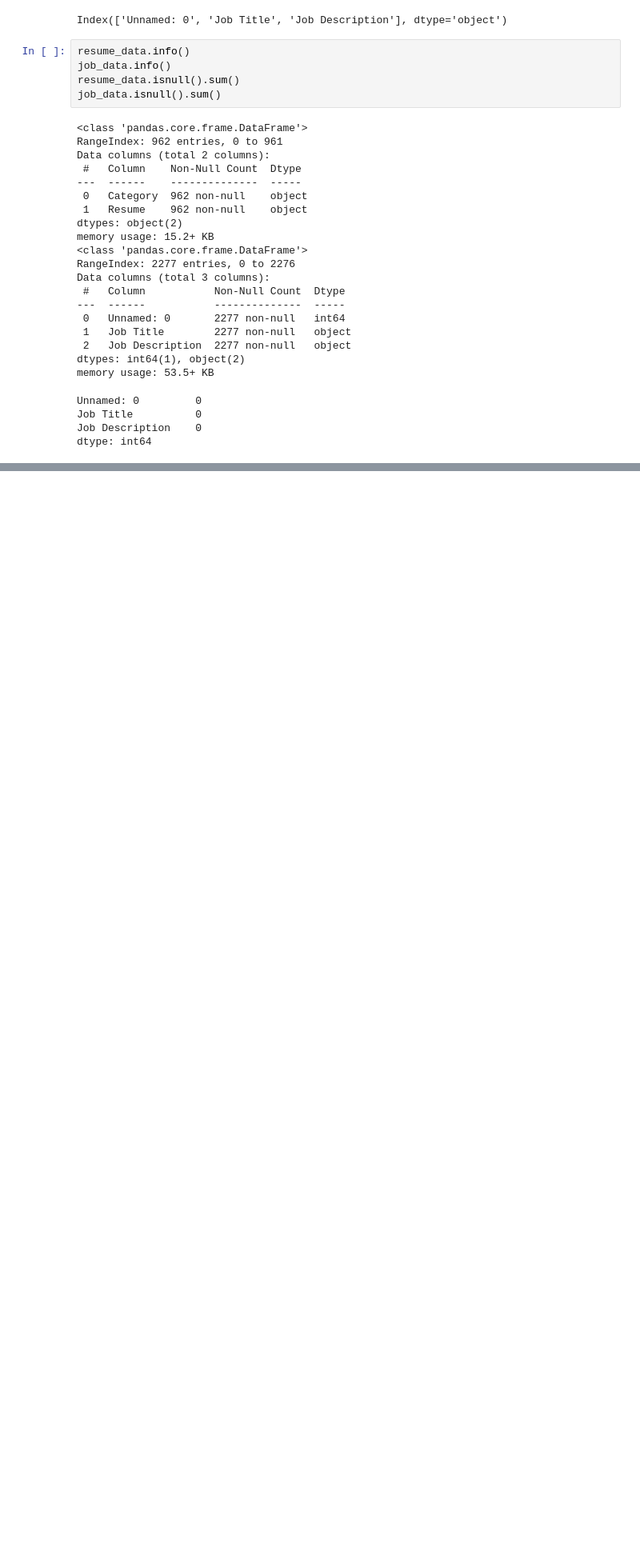
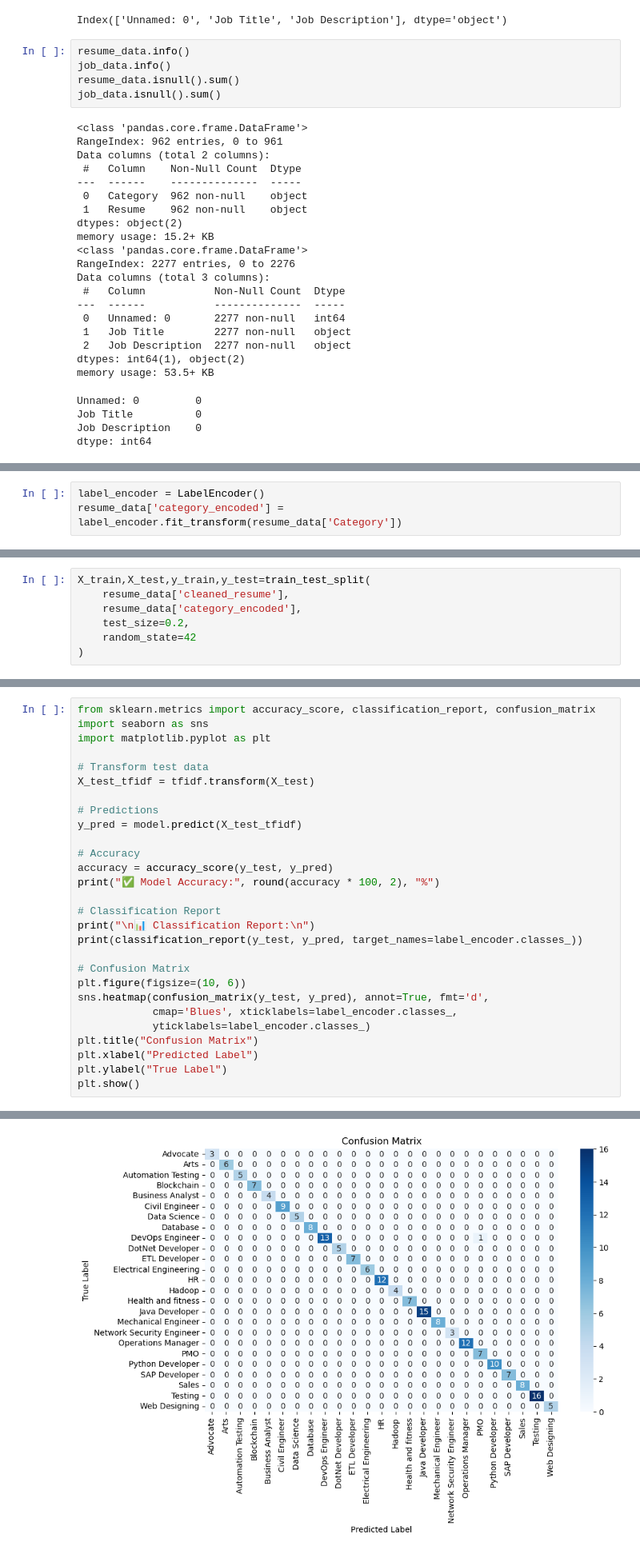
Before and after one commit to Adityajaiswal-2025/AI---Resume-Screening, a Jupyter notebook: notebooks/01_resume_text_extraction.ipynb, the cells around one changed output, grey strips where cells are left out. Shown at 80% size. Drawn from its saved outputs; the diff is of its cells as text; blank space fills up the shorter version.

```diff
--- a/notebooks/01_resume_text_extraction.ipynb
+++ b/notebooks/01_resume_text_extraction.ipynb
@@ -63,0 +143,3 @@ dtype: int64
+# %%
+label_encoder = LabelEncoder()
+resume_data['category_encoded'] = label_encoder.fit_transform(resume_data['Category'])
@@ -63,0 +166,7 @@ dtype: int64
+# %%
+X_train,X_test,y_train,y_test=train_test_split(
+    resume_data['cleaned_resume'],
+    resume_data['category_encoded'],
+    test_size=0.2,
+    random_state=42
+)
@@ -63,0 +282,29 @@ dtype: int64
+# %%
+from sklearn.metrics import accuracy_score, classification_report, confusion_matrix
+import seaborn as sns
+import matplotlib.pyplot as plt
+
+# Transform test data
+X_test_tfidf = tfidf.transform(X_test)
+
+# Predictions
+y_pred = model.predict(X_test_tfidf)
+
+# Accuracy
+accuracy = accuracy_score(y_test, y_pred)
+print("✅ Model Accuracy:", round(accuracy * 100, 2), "%")
+
+# Classification Report
+print("\n📊 Classification Report:\n")
+print(classification_report(y_test, y_pred, target_names=label_encoder.classes_))
+
+# Confusion Matrix
+plt.figure(figsize=(10, 6))
+sns.heatmap(confusion_matrix(y_test, y_pred), annot=True, fmt='d',
+            cmap='Blues', xticklabels=label_encoder.classes_,
+            yticklabels=label_encoder.classes_)
+plt.title("Confusion Matrix")
+plt.xlabel("Predicted Label")
+plt.ylabel("True Label")
+plt.show()
+# %% [output]
@@ -63,0 +328 @@ dtype: int64
+[figure, added]
```
Also changed, not shown: parts of 20 cells of this notebook, 19 other files.
